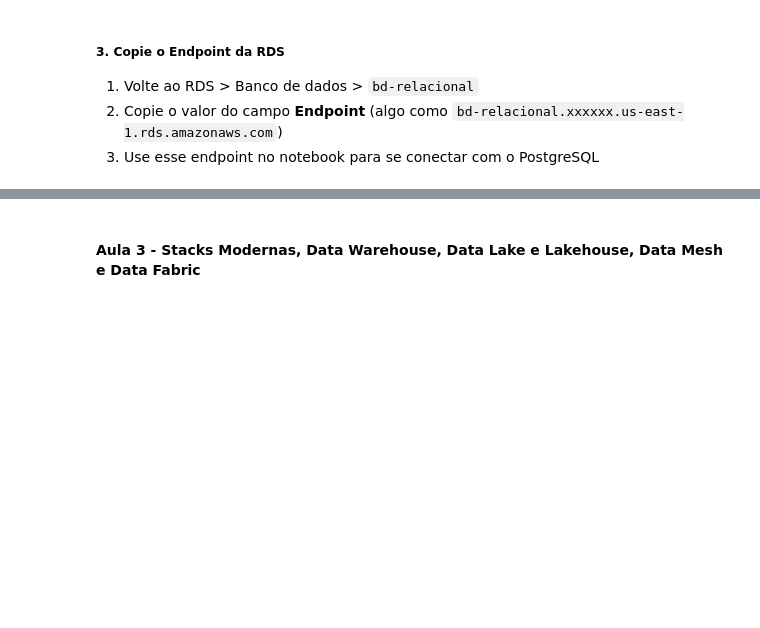
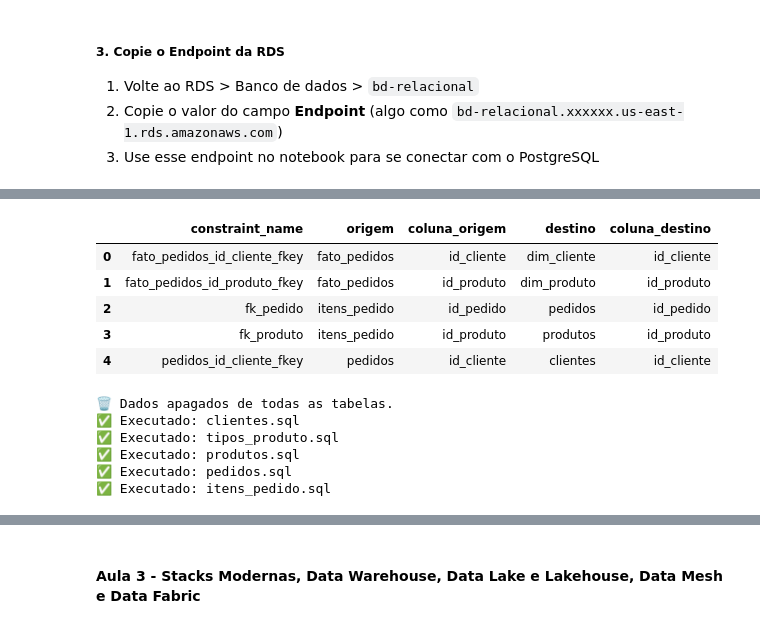
Before and after one commit to RicardViana/fiap-Big-Data, a Jupyter notebook: fundamentos_de_bancos_de_dados_relacionais_e_nosql.ipynb, the cells around one changed output, grey strips where cells are left out. Saved outputs shown, nothing was run; the diff lists cells and outputs as text; code cells hidden in the pictures; blank space fills up the shorter version.

```diff
--- a/fundamentos_de_bancos_de_dados_relacionais_e_nosql.ipynb
+++ b/fundamentos_de_bancos_de_dados_relacionais_e_nosql.ipynb
@@ -188,0 +342,62 @@ Arn: arn:aws:sts::430854566059:assumed-role/voclabs/user4308167=ricardviana1@gma
+# %%
+# Realizar join entre as tabelas
+df_relacionamentos = pd.read_sql_query("""
+SELECT
+  tc.constraint_name,
+  tc.table_name AS origem,
+  kcu.column_name AS coluna_origem,
+  ccu.table_name AS destino,
+  ccu.column_name AS coluna_destino
+FROM information_schema.table_constraints AS tc
+JOIN information_schema.key_column_usage AS kcu
+  ON tc.constraint_name = kcu.constraint_name
+JOIN information_schema.constraint_column_usage AS ccu
+  ON ccu.constraint_name = tc.constraint_name
+WHERE tc.constraint_type = 'FOREIGN KEY'
+ORDER BY origem;
+""", con=engine)
+
+df_relacionamentos.head()
+# %% [output]
+|  | constraint_name | origem | coluna_origem | destino | coluna_destino |
+| 0 | fato_pedidos_id_cliente_fkey | fato_pedidos | id_cliente | dim_cliente | id_cliente |
+| 1 | fato_pedidos_id_produto_fkey | fato_pedidos | id_produto | dim_produto | id_produto |
+| 2 | fk_pedido | itens_pedido | id_pedido | pedidos | id_pedido |
+| 3 | fk_produto | itens_pedido | id_produto | produtos | id_produto |
+| 4 | pedidos_id_cliente_fkey | pedidos | id_cliente | clientes | id_cliente |
+# %%
+# Executar arquivos .sql
+github_urls = [
+    "https://raw.githubusercontent.com/FIAP/Pos_Tech_DTAT/refs/heads/main/Fase%203/Aula4/sql/aula4/clientes.sql",
+    "https://raw.githubusercontent.com/FIAP/Pos_Tech_DTAT/refs/heads/main/Fase%203/Aula4/sql/aula4/tipos_produto.sql",
+    "https://raw.githubusercontent.com/FIAP/Pos_Tech_DTAT/refs/heads/main/Fase%203/Aula4/sql/aula4/produtos.sql",
+    "https://raw.githubusercontent.com/FIAP/Pos_Tech_DTAT/refs/heads/main/Fase%203/Aula4/sql/aula4/pedidos.sql",
+    "https://raw.githubusercontent.com/FIAP/Pos_Tech_DTAT/refs/heads/main/Fase%203/Aula4/sql/aula4/itens_pedido.sql"
+]
+
+# Apagar dados das tabelas (ordem: filhos -> pais)
+delete_script = """
+DELETE FROM itens_pedido;
+DELETE FROM pedidos;
+DELETE FROM produtos;
+DELETE FROM clientes;
+DELETE FROM tipos_produto;
+"""
+
+with engine.begin() as conn:
+    conn.execute(text(delete_script))
+    print("🗑️ Dados apagados de todas as tabelas.")
+
+    for url in github_urls:
+        response = requests.get(url)
+        response.raise_for_status()
+        sql_content = response.text
+        conn.execute(text(sql_content))
+        print(f"✅ Executado: {url.split('/')[-1]}")
+# %% [output]
+🗑️ Dados apagados de todas as tabelas.
+✅ Executado: clientes.sql
+✅ Executado: tipos_produto.sql
+✅ Executado: produtos.sql
+✅ Executado: pedidos.sql
+✅ Executado: itens_pedido.sql
```
Also changed, not shown: parts of 21 cells of this notebook.
